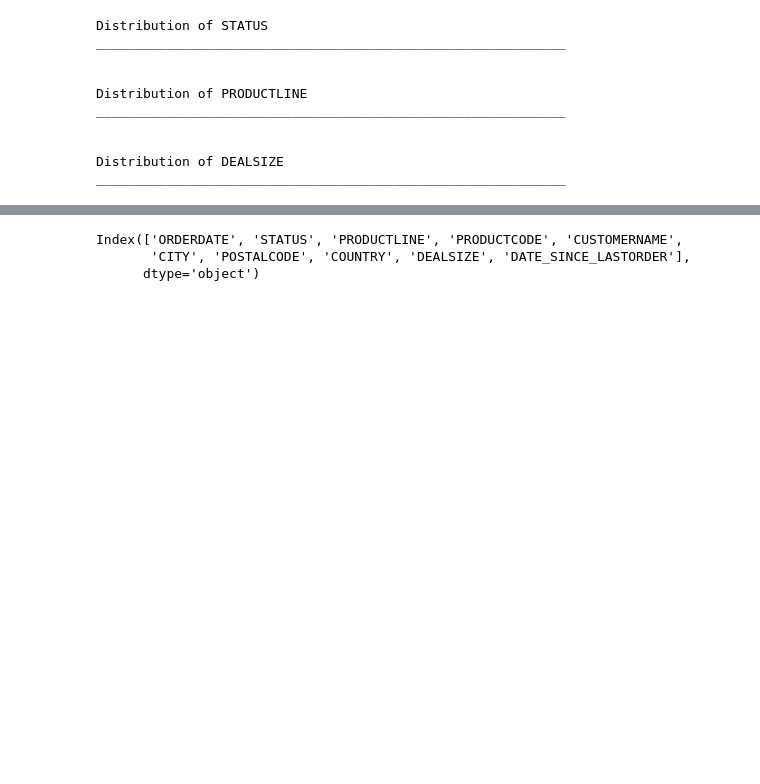
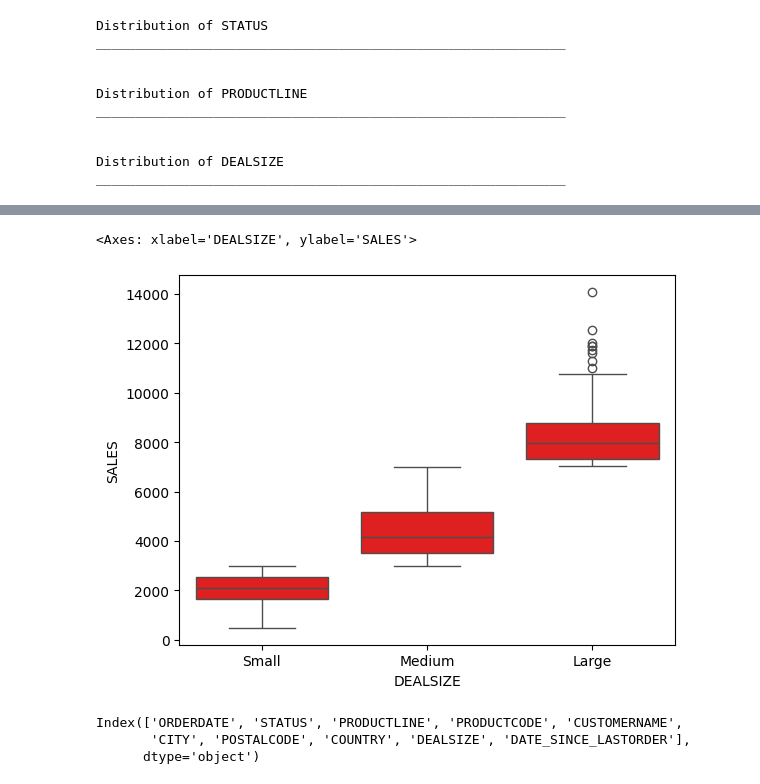
Before and after one commit to DataNerdss/Automobile_Sales_Analysis_Project, a Jupyter notebook: car_sales_analysis.ipynb, the cells around one changed output, grey strips where cells are left out. Drawn from its saved outputs; the diff is of its cells as text; code cells hidden in the pictures; blank space fills up the shorter version.

```diff
--- a/car_sales_analysis.ipynb
+++ b/car_sales_analysis.ipynb
@@ -333,3 +360,8 @@ fig.show()
+# %%
+sns.boxplot(data = df, x = 'DEALSIZE', y = 'SALES', palette='')
+# %% [output]
+<Axes: xlabel='DEALSIZE', ylabel='SALES'>
+[figure, added]
 # %%
 df_categorical.columns
 # %% [output]
```
Also changed, not shown: parts of 5 cells of this notebook, 1 other file.
